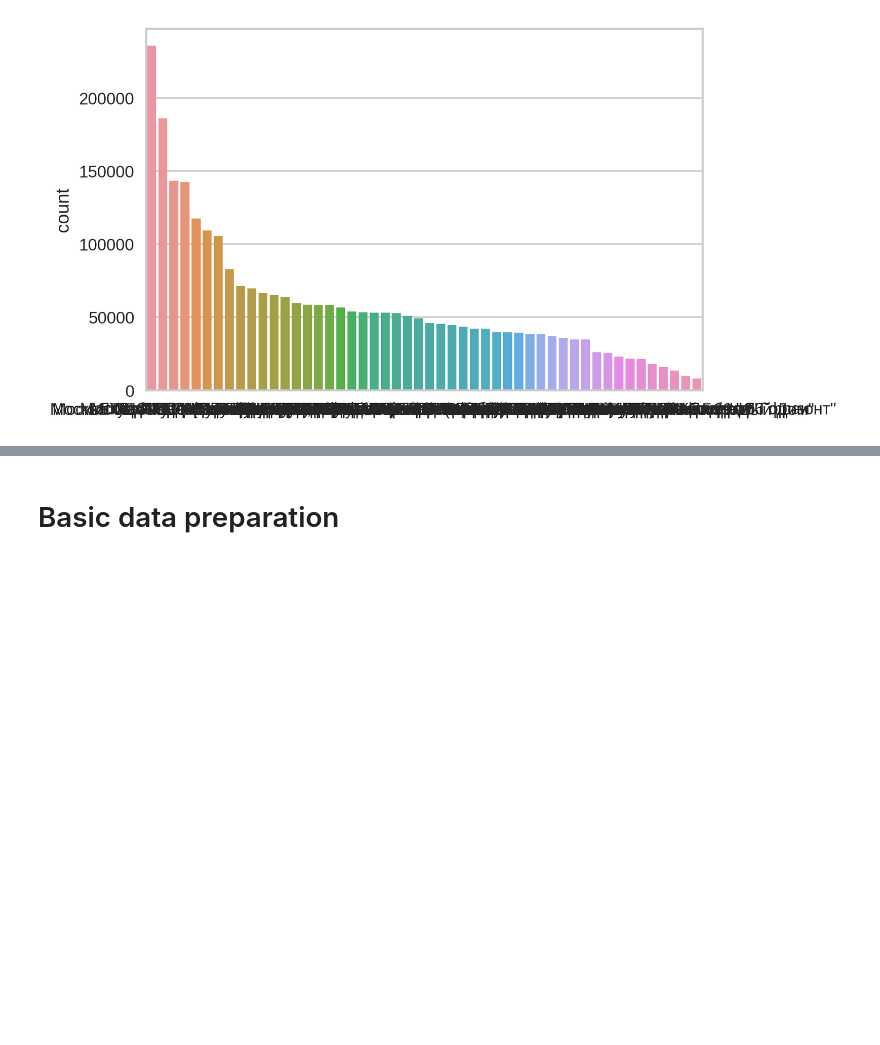
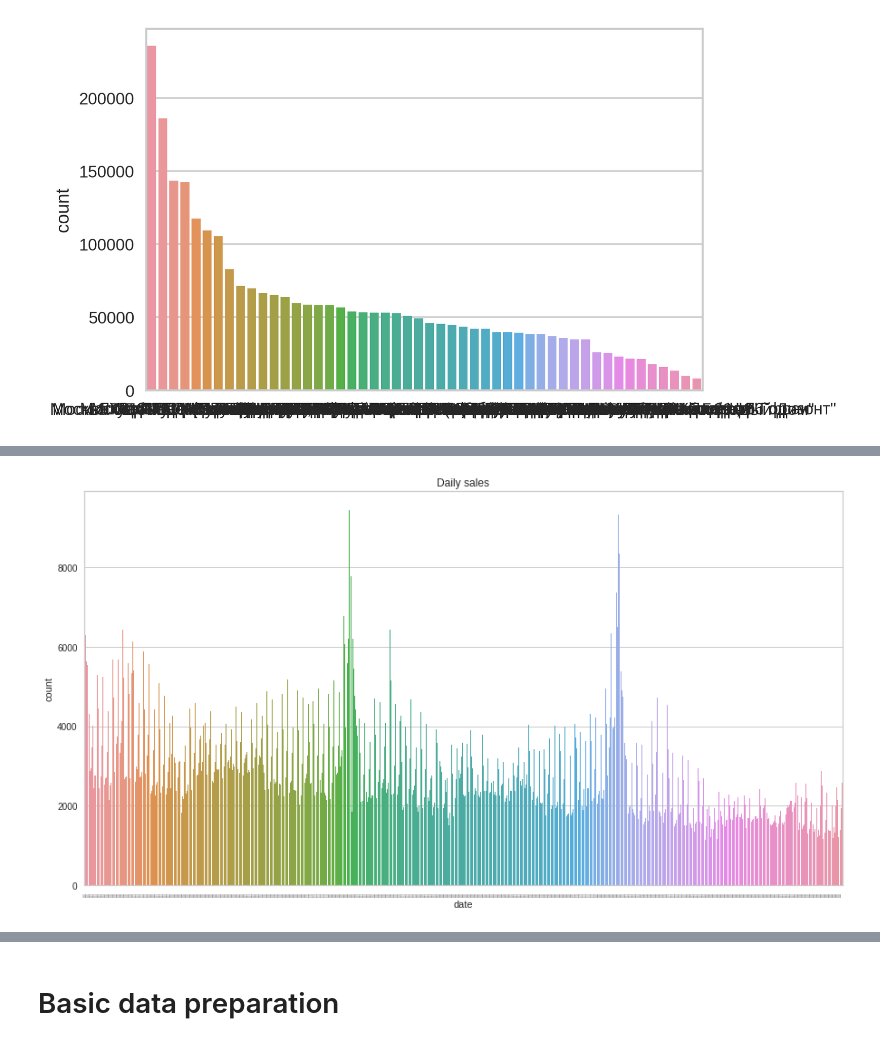
Before and after one commit to kryvokhyzha/examples-and-courses, a Jupyter notebook: How to Win a Data Science Competition/FinalProject/notebooks/main.ipynb, the cells around one changed output, grey strips where cells are left out. Drawn from its saved outputs; the diff is of its cells as text; code cells hidden in the pictures; blank space fills up the shorter version.

```diff
--- a/How to Win a Data Science Competition/FinalProject/notebooks/main.ipynb
+++ b/How to Win a Data Science Competition/FinalProject/notebooks/main.ipynb
@@ -304,0 +307,8 @@ Text(0.5, 0, '')
+# %%
+sales = sales_train_df.copy()
+# %%
+def revers_date(x: str):
+    buf = x.split('.')
+    return '.'.join([buf[2], buf[1], buf[0]])
+# %%
+sales['date'] = sales['date'].apply(revers_date)
@@ -304,0 +324,9 @@ Text(0.5, 0, '')
+# %%
+sales.date.values.sort()
+# %%
+fig, ax = plt.subplots(1, 1, figsize = (15,8))
+sns.countplot(x="date", data=sales, ax=ax)
+ax.set_title("Daily sales");
+ax.set_xticklabels(ax.get_xticklabels(), rotation=90, ha="right", fontsize=0);
+# %% [output]
+[figure, added]
```
Also changed, not shown: parts of 10 cells of this notebook.
